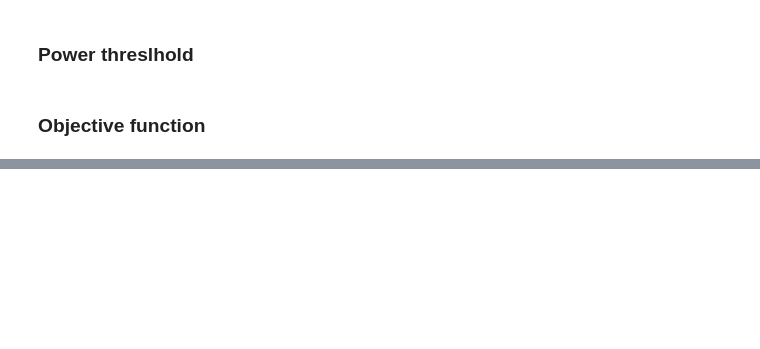
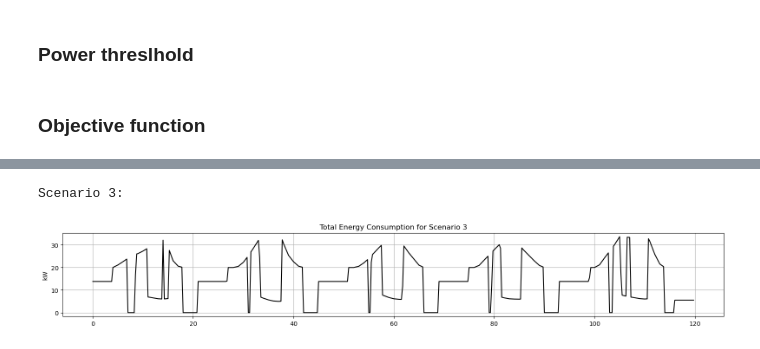
Before and after one commit to mauriacantoine/OptiDemandResponse, a Jupyter notebook: Project_with_functions.ipynb, the cells around one changed output, grey strips where cells are left out. Drawn from its saved outputs; the diff is of its cells as text; code cells hidden in the pictures; blank space fills up the shorter version.

```diff
--- a/Project_with_functions.ipynb
+++ b/Project_with_functions.ipynb
@@ -362,0 +432,23 @@ Best objective 7.390665068707e+01, best bound 7.390011526580e+01, gap 0.0088%
+# %%
+#Calling the EV's modeling
+total_cost_EV_3, p_ev_3 = ev_modeling(Base_Peak_prices, model3, evs, days, slots, dt, start_idx, end_idx, E_req, P_rated)
+
+# Calling the AMM modeling
+cost_AMM_3,running_3,x_3 = AM_modeling(Base_Peak_prices,model3, n_AMM, power_AMM, horizon, D)
+
+# Calling the Heating demand modeling
+cost_HC_3, ph_3, pc_3, T_in_3 = Heating_Cooling_modeling(Base_Peak_prices, model3, COP_h, COP_c, inertia, A_th,T_desired, T_lower,T_upper, T_0, T_out)
+
+# Calling the PV modeling - REMINDER scenario with PV = (1,3) without PV = (2,4)
+cost_PV_3 = PV_modeling(3, horizon, PV_power, Base_Peak_prices)
+
+# Calling the Power threshold
+power_threshold(3,model3, p_ev_3, ph_3, pc_3, running_3, horizon,num_days, slots_per_day, PV_power)
+
+# Calling the Objective function
+total_cost_week_3,total_cost_critical_3 = objective_function(Base_Peak_prices, Critical_Demand,cost_AMM_3, cost_HC_3,total_cost_EV_3, cost_PV_3)
+
+model3.setObjective(total_cost_week_3, GRB.MINIMIZE)
+# Solve the model, i.e. minimize the cost
+model3.write('out.lp')
+model3.optimize()
@@ -505,0 +700,6 @@ plt.show()
+# %%
+print("Scenario 3:")
+Energy_consumption_plot(3, T_in_3, pc_3, ph_3, x_3, p_ev_3, num_evs, days, num_days, slots_per_day, horizon)
+# %% [output]
+Scenario 3:
+[figure, added]
```
Also changed, not shown: parts of 39 cells of this notebook.
